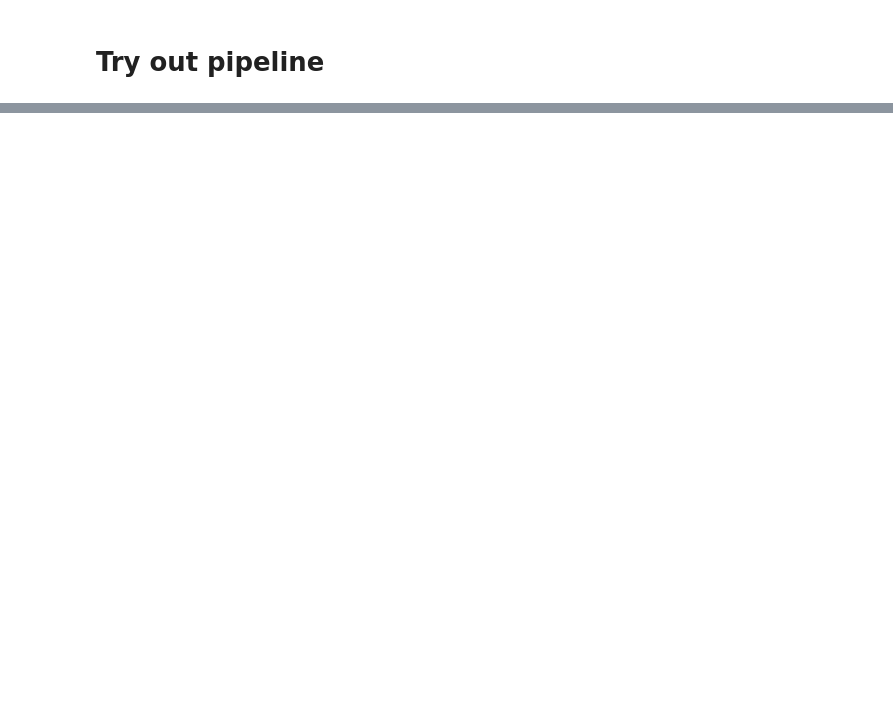
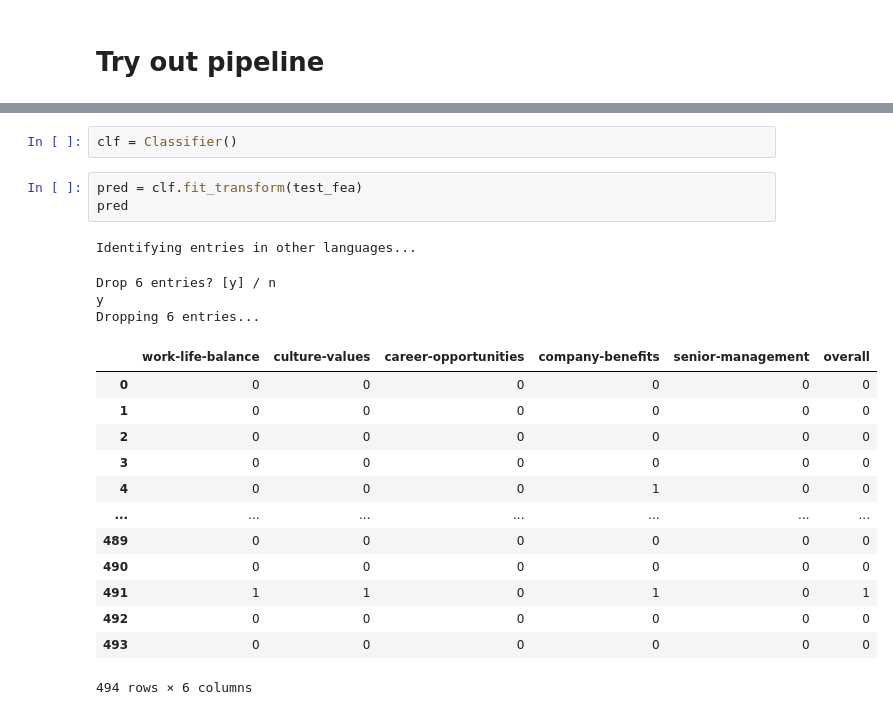
Before and after one commit to theresa-sporn/WorkforceSentimentMonitoring, a Jupyter notebook: notebooks/pipeline_mnb_features_and_test_on_new_data.ipynb, the cells around one changed output, grey strips where cells are left out. Saved outputs shown, nothing was run; the diff lists cells and outputs as text; blank space fills up the shorter version.

```diff
--- a/notebooks/pipeline_mnb_features_and_test_on_new_data.ipynb
+++ b/notebooks/pipeline_mnb_features_and_test_on_new_data.ipynb
@@ -86,0 +152,23 @@ test_cp
+# %%
+clf = Classifier()
+# %%
+pred = clf.fit_transform(test_fea)
+pred
+# %% [output]
+Identifying entries in other languages...
+Drop 6 entries? [y] / n
+y
+Dropping 6 entries...
+|  | work-life-balance | culture-values | career-opportunities | company-benefits | senior-management | overall |
+| 0 | 0 | 0 | 0 | 0 | 0 | 0 |
+| 1 | 0 | 0 | 0 | 0 | 0 | 0 |
+| 2 | 0 | 0 | 0 | 0 | 0 | 0 |
+| 3 | 0 | 0 | 0 | 0 | 0 | 0 |
+| 4 | 0 | 0 | 0 | 1 | 0 | 0 |
+| ... | ... | ... | ... | ... | ... | ... |
+| 489 | 0 | 0 | 0 | 0 | 0 | 0 |
+| 490 | 0 | 0 | 0 | 0 | 0 | 0 |
+| 491 | 1 | 1 | 0 | 1 | 0 | 1 |
+| 492 | 0 | 0 | 0 | 0 | 0 | 0 |
+| 493 | 0 | 0 | 0 | 0 | 0 | 0 |
+494 rows × 6 columns
```
Also changed, not shown: parts of 23 cells of this notebook, 2 other files.
